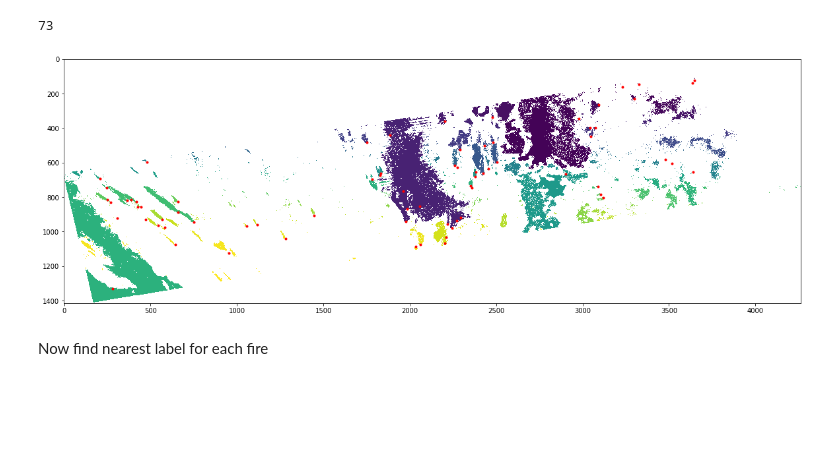
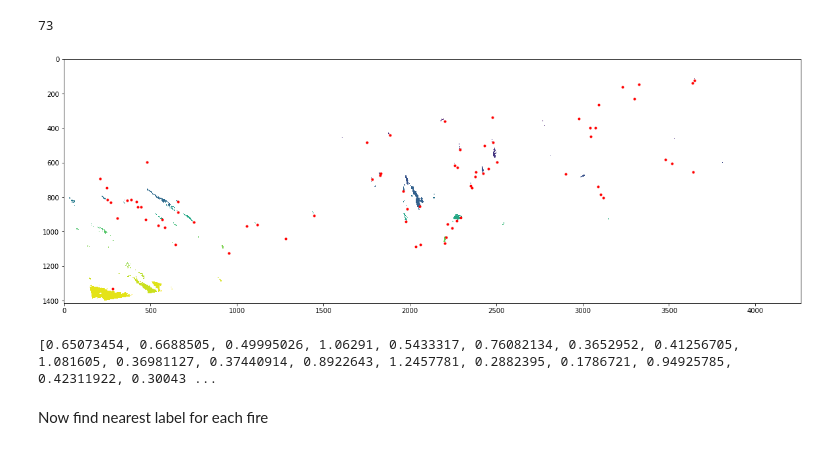
Before and after one commit to gridl/kcl-ltss-bioatm, a Jupyter notebook: notebooks/Plume Identifier From AOD alt ROI 2.ipynb, the cells around one changed output. Saved outputs shown, nothing was run; the diff lists cells and outputs as text; code cells hidden in the pictures; blank space fills up the shorter version.

```diff
--- a/notebooks/Plume Identifier From AOD alt ROI 2.ipynb
+++ b/notebooks/Plume Identifier From AOD alt ROI 2.ipynb
@@ -234,27 +235,33 @@ print(len(new_x))
 [figure]
 73
 # %%
+import time
 # Any image
 ratio = max_values[0] / aod_r  # todo still need to get this to work for each max value.
 mask = ratio <=3
+mask = binary_erosion(mask)
+mask = binary_dilation(mask)
 
 labelled_image, n_labels = label(mask, return_num=True)
 
-# get rid of singleton labels
-label_size = [(labelled_image == l).sum() for l in range(n_labels + 1)]
-for l,s in enumerate(label_size):
-    if s <= 5:
-        mask[labelled_image == l] = 0
-        labelled_image[labelled_image == l] = 0
+# now try again with region props area (but erode dilate offers good speed up)
+for region in regionprops(labelled_image):
+    if region.area <= 5:
+        mask[labelled_image == region.label] = 0
+        labelled_image[labelled_image == region.label] = 0
 
 im = np.ma.masked_array(labelled_image, labelled_image == 0)
 
 plt.figure(figsize=(20,7))
 plt.imshow(im)
 plt.plot(new_x,new_y, 'r.')
 plt.show()
 # %% [output]
-[figure, old version]
+[figure, new version]
+# %%
+print(max_values)
+# %% [output]
+[0.65073454, 0.6688505, 0.49995026, 1.06291, 0.5433317, 0.76082134, 0.3652952, 0.41256705, 1.081605, 0.36981127, 0.37440914, 0.8922643, 1.2457781, 0.2882395, 0.1786721, 0.94925785, 0.42311922, 0.30043 ...
 # %% [markdown]
 Now find nearest label for each fire
 # %%
```
Also changed, not shown: parts of 1 cell of this notebook, 1 other file.
